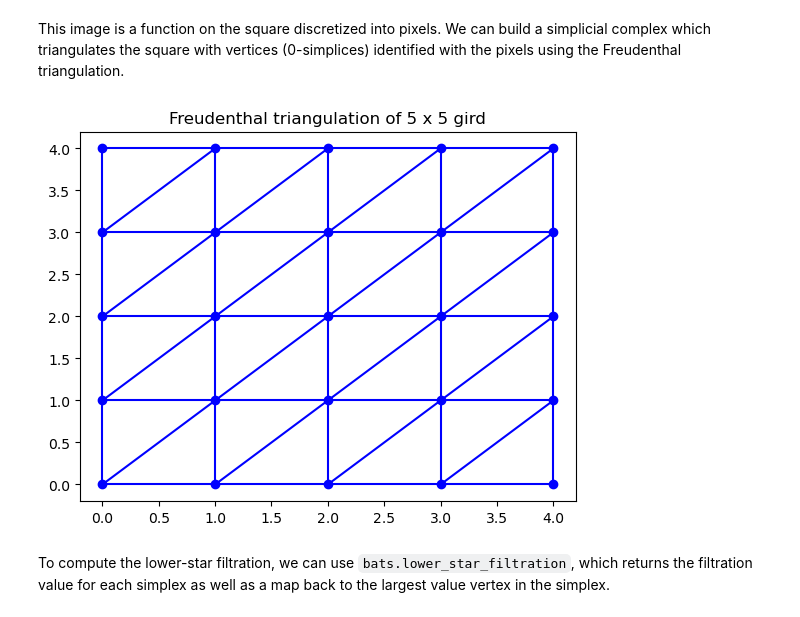
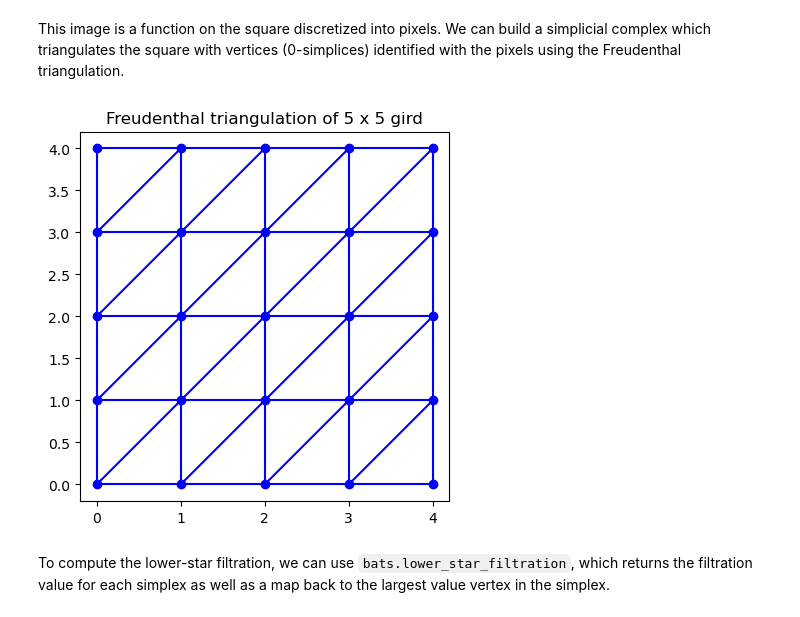
Before and after one commit to CompTop/BATS.py, a Jupyter notebook: docs/sphinx/tutorials/lower_star.ipynb, the cells around one changed output. Saved outputs shown, nothing was run; the diff lists cells and outputs as text; code cells hidden in the pictures.

```diff
--- a/docs/sphinx/tutorials/lower_star.ipynb
+++ b/docs/sphinx/tutorials/lower_star.ipynb
@@ -38,24 +38,25 @@ This image is a function on the square discretized into pixels.  We can build a
 # %%
 import bats
 
 m = 5
 X = bats.Freudenthal(m, m)
 xx, yy = np.meshgrid(np.arange(m), np.arange(m))
 xx = xx.flatten()
 yy = yy.flatten()
 
 fig, ax = plt.subplots()
 
 # scatter vertices
 ax.scatter(xx, yy, c='b')
 # plot edges
 for e in X.get_simplices(1):
     ax.plot(xx[e], yy[e], c='b')
 
 ax.set_title("Freudenthal triangulation of {0} x {0} gird".format(m))
+ax.set_aspect('equal')
 plt.show(fig)
 # %% [output]
-[figure, old version]
+[figure, new version]
 # %% [markdown]
 To compute the lower-star filtration, we can use `bats.lower_star_filtration`, which returns the filtration value for each simplex as well as a map back to the largest value vertex in the simplex.
 # %%
```
Also changed, not shown: parts of 12 cells of this notebook, 2 other files.
